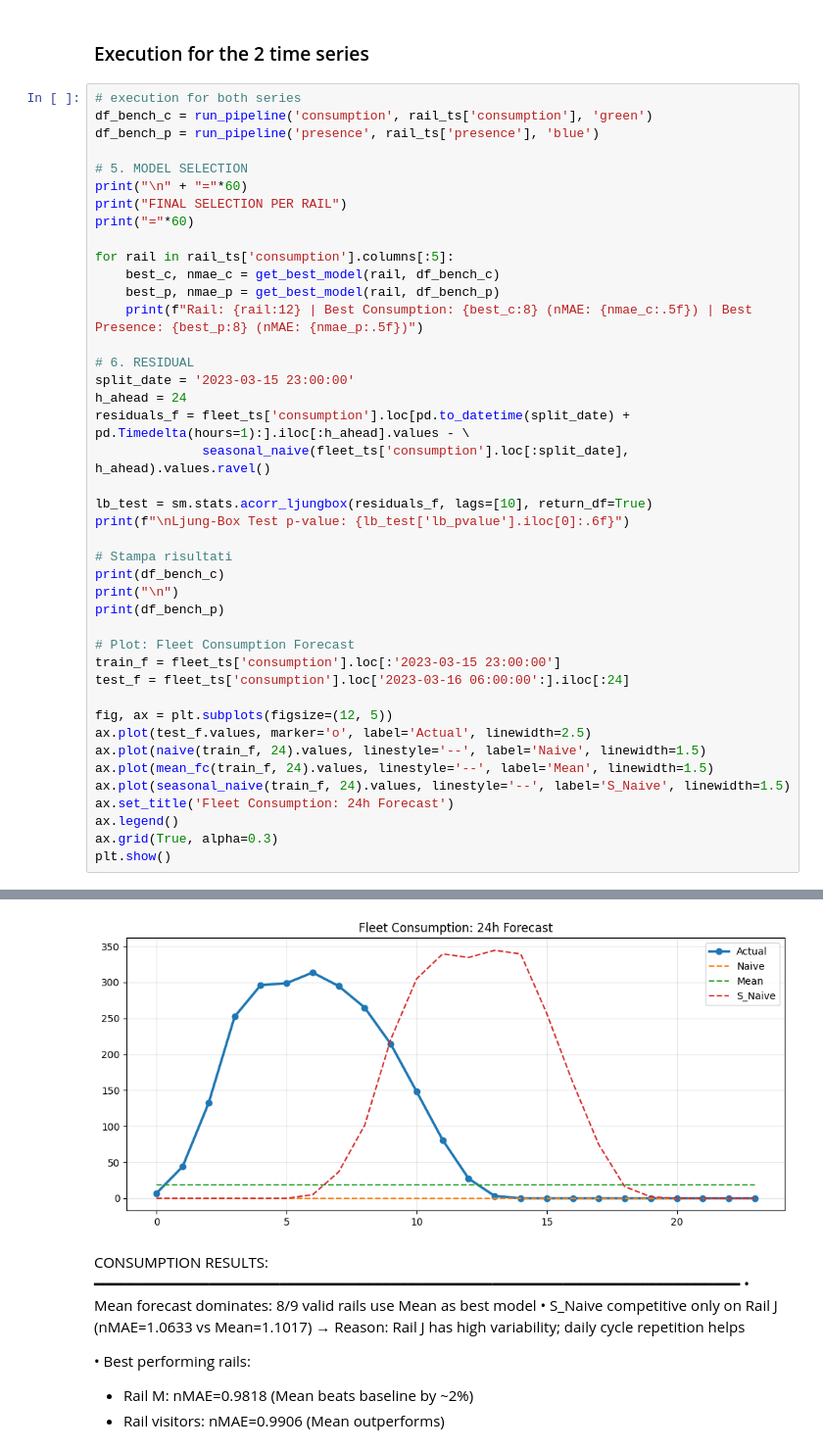
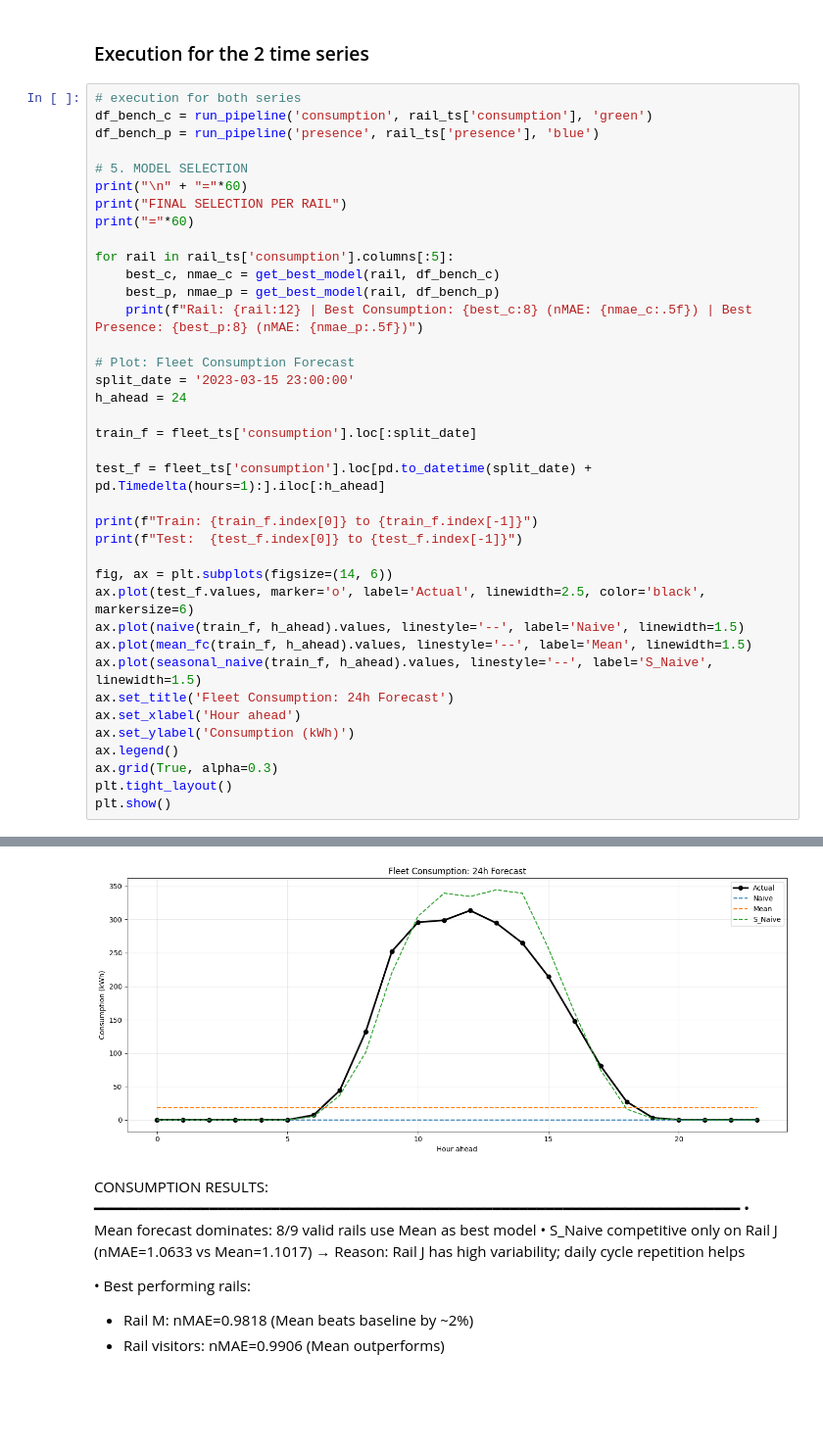
Before and after one commit to ManuCa93/time_series_final, a Jupyter notebook: notebook.ipynb, the cells around one changed output, grey strips where cells are left out. Shown at 98% size. Drawn from its saved outputs; the diff is of its cells as text; blank space fills up the shorter version.

```diff
--- a/notebook.ipynb
+++ b/notebook.ipynb
@@ -570,32 +570,28 @@ for rail in rail_ts['consumption'].columns[:5]:
     best_p, nmae_p = get_best_model(rail, df_bench_p)
     print(f"Rail: {rail:12} | Best Consumption: {best_c:8} (nMAE: {nmae_c:.5f}) | Best Presence: {best_p:8} (nMAE: {nmae_p:.5f})")
 
-# 6. RESIDUAL
+# Plot: Fleet Consumption Forecast
 split_date = '2023-03-15 23:00:00'
 h_ahead = 24
-residuals_f = fleet_ts['consumption'].loc[pd.to_datetime(split_date) + pd.Timedelta(hours=1):].iloc[:h_ahead].values - \
-              seasonal_naive(fleet_ts['consumption'].loc[:split_date], h_ahead).values.ravel()
 
-lb_test = sm.stats.acorr_ljungbox(residuals_f, lags=[10], return_df=True)
-print(f"\nLjung-Box Test p-value: {lb_test['lb_pvalue'].iloc[0]:.6f}")
+train_f = fleet_ts['consumption'].loc[:split_date]
 
-# Stampa risultati
-print(df_bench_c)
-print("\n")
-print(df_bench_p)
+test_f = fleet_ts['consumption'].loc[pd.to_datetime(split_date) + pd.Timedelta(hours=1):].iloc[:h_ahead]
 
-# Plot: Fleet Consumption Forecast
-train_f = fleet_ts['consumption'].loc[:'2023-03-15 23:00:00']
-test_f = fleet_ts['consumption'].loc['2023-03-16 06:00:00':].iloc[:24]
+print(f"Train: {train_f.index[0]} to {train_f.index[-1]}")
+print(f"Test:  {test_f.index[0]} to {test_f.index[-1]}")
 
-fig, ax = plt.subplots(figsize=(12, 5))
-ax.plot(test_f.values, marker='o', label='Actual', linewidth=2.5)
-ax.plot(naive(train_f, 24).values, linestyle='--', label='Naive', linewidth=1.5)
-ax.plot(mean_fc(train_f, 24).values, linestyle='--', label='Mean', linewidth=1.5)
-ax.plot(seasonal_naive(train_f, 24).values, linestyle='--', label='S_Naive', linewidth=1.5)
+fig, ax = plt.subplots(figsize=(14, 6))
+ax.plot(test_f.values, marker='o', label='Actual', linewidth=2.5, color='black', markersize=6)
+ax.plot(naive(train_f, h_ahead).values, linestyle='--', label='Naive', linewidth=1.5)
+ax.plot(mean_fc(train_f, h_ahead).values, linestyle='--', label='Mean', linewidth=1.5)
+ax.plot(seasonal_naive(train_f, h_ahead).values, linestyle='--', label='S_Naive', linewidth=1.5)
 ax.set_title('Fleet Consumption: 24h Forecast')
+ax.set_xlabel('Hour ahead')
+ax.set_ylabel('Consumption (kWh)')
 ax.legend()
 ax.grid(True, alpha=0.3)
+plt.tight_layout()
 plt.show()
 # %% [output]
 --- Running for: CONSUMPTION ---
@@ -618,4 +613,4 @@ wheelchair parking                 NaN       NaN       NaN
-[figure, old version]
+[figure, new version]
 # %% [markdown]
 CONSUMPTION RESULTS:
 ━━━━━━━━━━━━━━━━━━━━━━━━━━━━━━━━━━━━━━━━━━━━━━━━━━━━━━━━━━━━━━━━━━━━━━━━━
```
Also changed, not shown: parts of 3 cells of this notebook.
